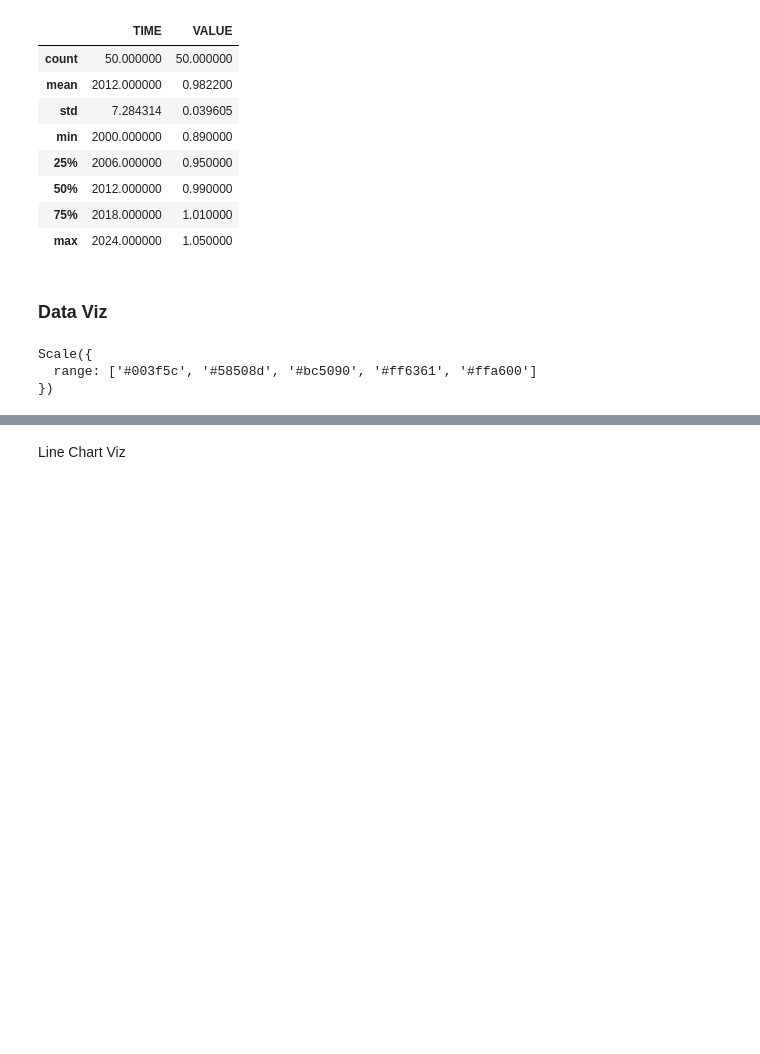
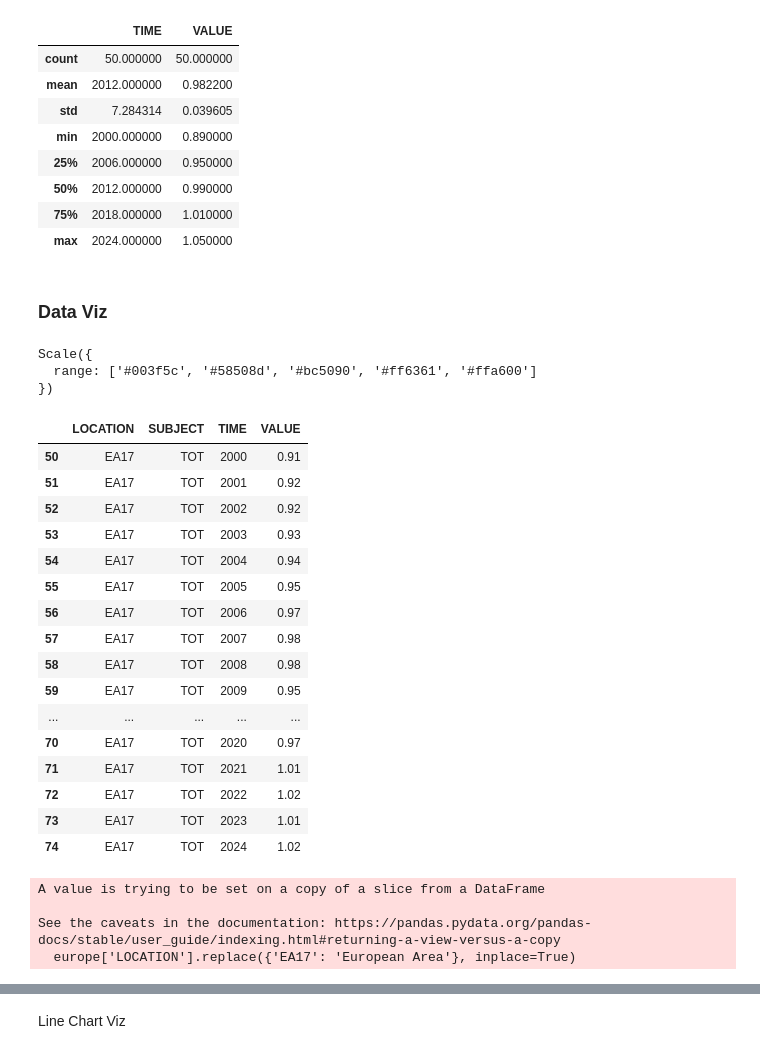
Before and after one commit to lfrch/dst-projekt, a Jupyter notebook: setup_productivityforecast.ipynb, the cells around one changed output, grey strips where cells are left out. Saved outputs shown, nothing was run; the diff lists cells and outputs as text; code cells hidden in the pictures; blank space fills up the shorter version.

```diff
--- a/setup_productivityforecast.ipynb
+++ b/setup_productivityforecast.ipynb
@@ -170,3 +177,31 @@ colors
 Scale({
   range: ['#003f5c', '#58508d', '#bc5090', '#ff6361', '#ffa600']
 })
+# %%
+europe = df[df['LOCATION'].isin(['EA17'])]
+europe
+# %% [output]
+|  | LOCATION | SUBJECT | TIME | VALUE |
+| 50 | EA17 | TOT | 2000 | 0.91 |
+| 51 | EA17 | TOT | 2001 | 0.92 |
+| 52 | EA17 | TOT | 2002 | 0.92 |
+| 53 | EA17 | TOT | 2003 | 0.93 |
+| 54 | EA17 | TOT | 2004 | 0.94 |
+| 55 | EA17 | TOT | 2005 | 0.95 |
+| 56 | EA17 | TOT | 2006 | 0.97 |
+| 57 | EA17 | TOT | 2007 | 0.98 |
+| 58 | EA17 | TOT | 2008 | 0.98 |
+| 59 | EA17 | TOT | 2009 | 0.95 |
+| ... | ... | ... | ... | ... |
+| 70 | EA17 | TOT | 2020 | 0.97 |
+| 71 | EA17 | TOT | 2021 | 1.01 |
+| 72 | EA17 | TOT | 2022 | 1.02 |
+| 73 | EA17 | TOT | 2023 | 1.01 |
+| 74 | EA17 | TOT | 2024 | 1.02 |
+# %%
+europe['LOCATION'].replace({'EA17': 'European Area'}, inplace=True)
+# %% [output]
+A value is trying to be set on a copy of a slice from a DataFrame
+
+See the caveats in the documentation: https://pandas.pydata.org/pandas-docs/stable/user_guide/indexing.html#returning-a-view-versus-a-copy
+  europe['LOCATION'].replace({'EA17': 'European Area'}, inplace=True)
```
Also changed, not shown: parts of 10 cells of this notebook, 5 other files.
